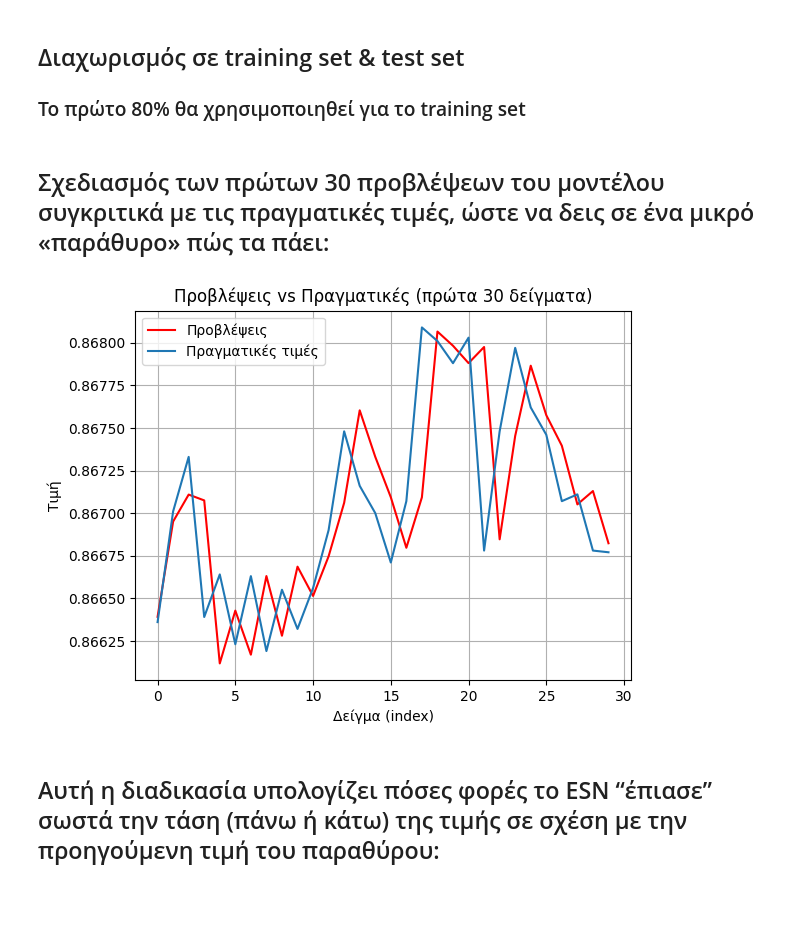
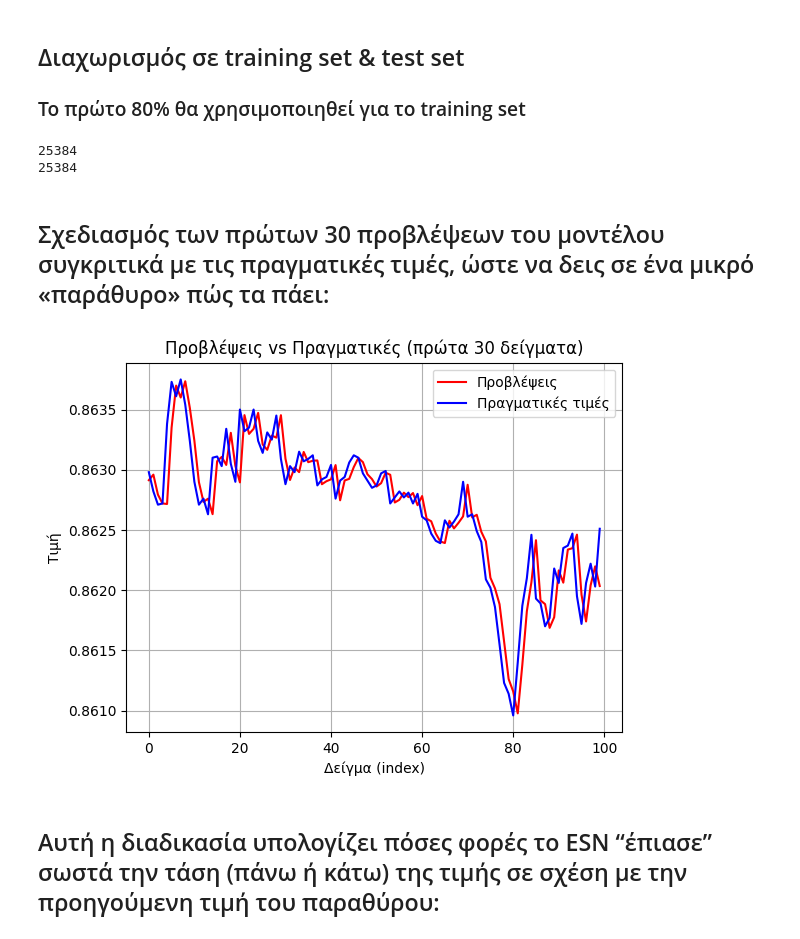
Before and after one commit to tsilii/reservoir, a Jupyter notebook: prediction of stock.ipynb, the cells around one changed output. Drawn from its saved outputs; the diff is of its cells as text; code cells hidden in the pictures; blank space fills up the shorter version.

```diff
--- a/prediction of stock.ipynb
+++ b/prediction of stock.ipynb
@@ -475,18 +527,18 @@ plt.plot(nodes,rmses)
 
 # Ορισμός του μπλοκ εισόδου (Input → Reservoir)
 base_input_to_nodes = InputToNode(
-    hidden_layer_size=1000,   # reservoir με 1000 νευρώνες
+    hidden_layer_size=700,   # reservoir με 1000 νευρώνες
     input_activation='identity',  # η είσοδος περνάει αυτούσια, χωρίς μη-γραμμική ενεργοποίηση
     k_in=1,                       # κάθε διάσταση εισόδου συνδέεται με κάθε νευρώνα
-    input_scaling=0.4,            # κλιμακώνει την ισχύ του σήματος εισόδου στο 0.4
+    input_scaling=0.1,            # κλιμακώνει την ισχύ του σήματος εισόδου στο 0.4
     bias_scaling=0.0              # δεν προστίθεται επιπλέον bias
 )
 
 # Ορισμός του επαναληπτικού μπλοκ (Reservoir → Reservoir)
 base_nodes_to_nodes = NodeToNode(
-    hidden_layer_size=1000,  # ίδια διάσταση reservoir: 1000 νευρώνες
-    spectral_radius=0.2,     # φασματική ακτίνα για σταθερότητα της δυναμικής
-    leakage=0.2,             # ρυθμός "διαρροής" μνήμης των νευρώνων
+    hidden_layer_size=700,  # ίδια διάσταση reservoir: 1000 νευρώνες
+    spectral_radius=0.6,     # φασματική ακτίνα για σταθερότητα της δυναμικής
+    leakage=0.6,             # ρυθμός "διαρροής" μνήμης των νευρώνων
     k_rec=10                 # κάθε νευρώνας έχει 10 τυχαίες επαναληπτικές συνδέσεις
 )
 
@@ -637,0 +680,30 @@ y_test = np.array(y_test)
+# %%
+y_targets = list()
+X_ins = list()
+prices = list()
+
+# Παράμετροι
+input_window = 50
+forecast_horizon = 1
+
+for i in range(len(df)):
+    end = i + input_window + forecast_horizon
+    if end > len(df):
+        break  # Αν δεν έχουμε αρκετά δεδομένα για full παράθυρο
+
+    # Ολόκληρο το παράθυρο: input + forecast
+    seq_full = df['close'].iloc[i:end].reset_index(drop=True)
+
+    # Είσοδος: οι πρώτες 30 τιμές
+    seq_input = seq_full[:input_window]
+    X_ins.append(np.round(np.array(seq_input), 5))
+
+    # Στόχος: οι επόμενες 140 τιμές
+    seq_target = seq_full[input_window:]  # δηλαδή θέσεις 50–189
+    y_targets.append(np.round(np.array(seq_target), 5))
+
+    # Για normalization (προαιρετικά)
+    prices.append(seq_input.iloc[-1])
+
+X = np.array(X_ins)           # shape = (n_samples, 30)
+Y = np.array(y_targets)       # shape = (n_samples, 140)
@@ -638,3 +730,9 @@ y_test = np.array(y_test)
+# %%
+print(len(y_train))
+print(len(train_set))
+# %% [output]
+25384
+25384
 # %%
 # Εκπαίδευση (fit) του ESN στο training set
 #   - Το ESN «μαθαίνει» τον γραμμικό read-out (Ridge) βασιζόμενο στις καταστάσεις του reservoir
@@ -649,20 +747,20 @@ predictions_train = esn.predict(train_set)
 ## Σχεδιασμός των πρώτων 30 προβλέψεων του μοντέλου συγκριτικά με τις πραγματικές τιμές, ώστε να δεις σε ένα μικρό «παράθυρο» πώς τα πάει:
 # %%
 # Σχεδιάζουμε τις πρώτες 30 προβλέψεις (κόκκινη γραμμή)
-plt.plot(predictions_train[:30], color='red', label='Προβλέψεις')
+plt.plot(predictions_train[200:300], color='red', label='Προβλέψεις')
 
 # Σχεδιάζουμε τις πρώτες 30 πραγματικές τιμές (μπλε γραμμή από προεπιλογή)
-plt.plot(y_train[:30],       label='Πραγματικές τιμές')
+plt.plot(y_train[200:300], color='blue'      ,label='Πραγματικές τιμές')
 
 # Προσθέτουμε υπόμνημα και άξονες
 plt.legend()
 plt.xlabel('Δείγμα (index)')
 plt.ylabel('Τιμή')
 plt.title('Προβλέψεις vs Πραγματικές (πρώτα 30 δείγματα)')
 plt.grid(True)
 plt.show()
 # %% [output]
-[figure, old version]
+[figure, new version]
 # %% [markdown]
 ## Αυτή η διαδικασία υπολογίζει πόσες φορές το ESN “έπιασε” σωστά την τάση (πάνω ή κάτω) της τιμής σε σχέση με την προηγούμενη τιμή του παραθύρου:
 # %%
```
Also changed, not shown: parts of 32 cells of this notebook, 2 other files.
